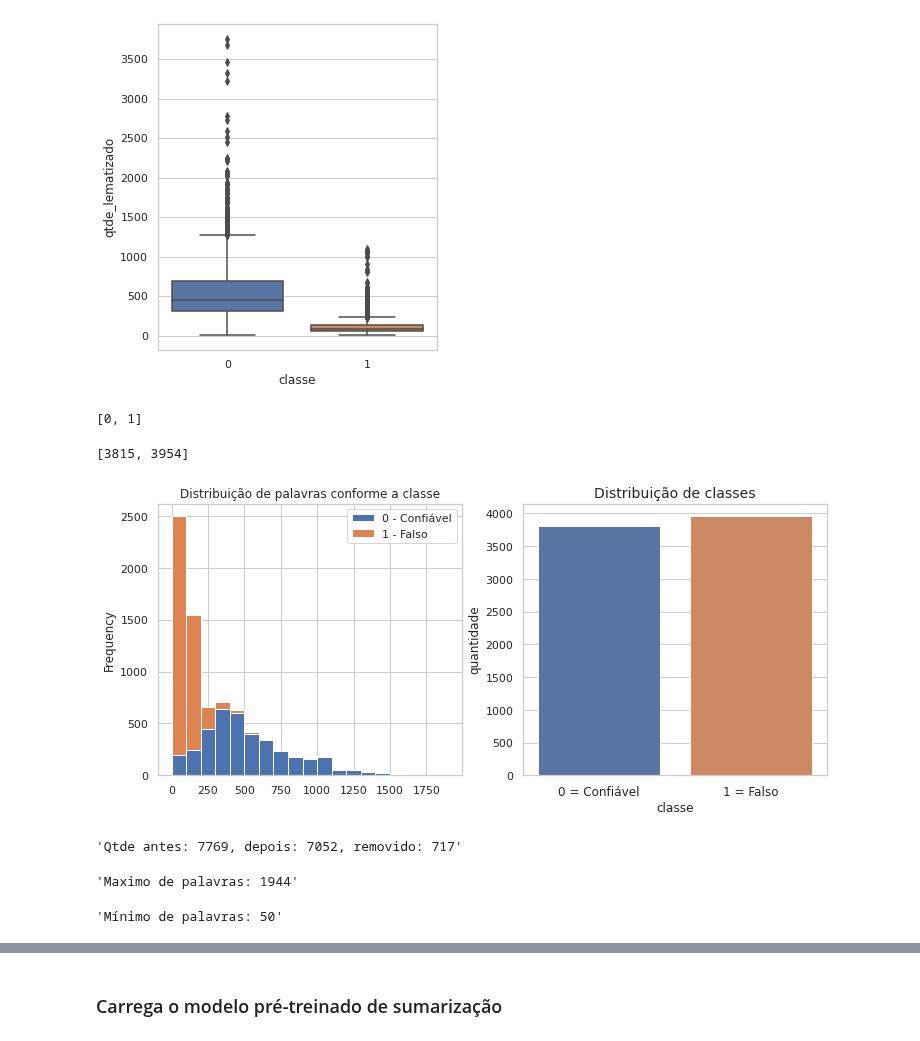
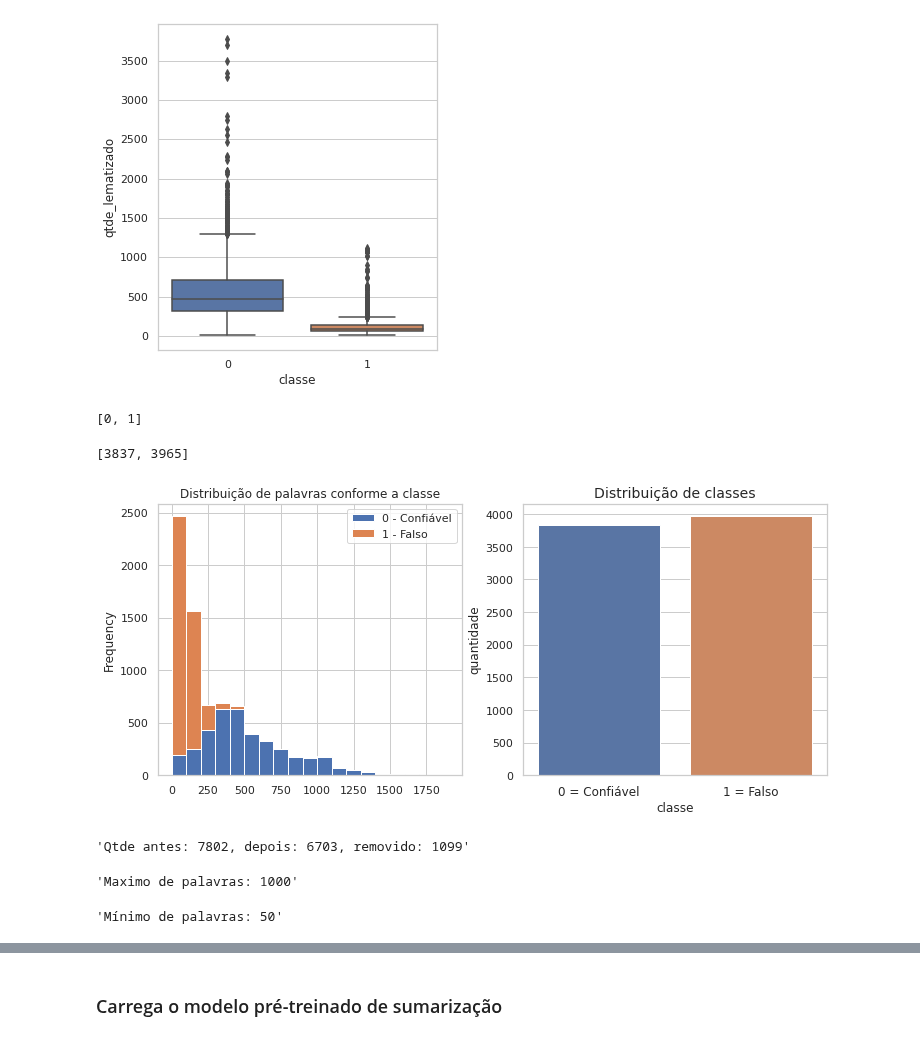
Before and after one commit to caesarcc/pucminas-tcc-fake-news-detection, a Jupyter notebook: passo02_pre_processamento.ipynb, the cells around one changed output, grey strips where cells are left out. Drawn from its saved outputs; the diff is of its cells as text; code cells hidden in the pictures.

```diff
--- a/passo02_pre_processamento.ipynb
+++ b/passo02_pre_processamento.ipynb
@@ -125,8 +144,7 @@ nlp = pt_core_news_sm.load()
 dados["texto_lematizado"] = dados.texto_limpo.progress_apply(
     lambda texto: " ".join(
           [token.lemma_ for token in nlp(texto)   # lematiza
-          if not token.is_stop                    # se não é uma stopword
-              and len(token.text) > 1]))          # e se não é caracter perdido
+          if not token.is_stop]))                 # se não é uma stopword
 dados["qtde_lematizado"] = dados.texto_lematizado.apply(
     lambda texto: len(re.findall(r"[\w']+", texto)))
 # %%
@@ -144,11 +162,14 @@ display(dados[dados['texto'].str.len()<400].sample(n=5)[['classe', 'qtde_palavra
 # %%
 # Remove linhas com mais de 10% de palavras em maiúsculo
 antes = dados.shape[0]
-dados['qtde_maiusculas'] = dados.texto_lematizado.apply(
+dados['qtde_maiusculas'] = dados['texto_lematizado'].apply(
     lambda texto: len(re.findall("[A-Z][A-Z\d]+", texto)))
 dados = dados[(dados['qtde_maiusculas'] / dados["qtde_lematizado"])<0.1].copy()
 # Das linhas que ficaram, capitaliza somente as palavras em MAIÚSCULO
-dados['texto_lematizado'] = dados.texto_lematizado.apply(
+dados['texto_limpo'] = dados['texto_limpo'].apply(
+    lambda texto: re.sub("[A-Z][A-Z\d]+",
+    lambda grupo: grupo.group(0).capitalize(), texto))
+dados['texto_lematizado'] = dados['texto_lematizado'].apply(
     lambda texto: re.sub("[A-Z][A-Z\d]+",
     lambda grupo: grupo.group(0).capitalize(), texto))
 dados.drop('qtde_maiusculas', axis=1, inplace=True)
@@ -194,32 +215,32 @@ ax = sns.boxplot(y=dados["qtde_lematizado"],x=dados["classe"])
 # %% [output]
 [figure]
 # %%
-def grafico_distribuicao(dfplot):
+def grafico_distribuicao(dfplot, distrib_dados):
   dfplot.columns = ['0 - Confiável', '1 - Falso']
   fig, axes = plt.subplots(nrows=1, ncols=2, figsize=(12, 5))
   axes1 = dfplot.plot(
       ax=axes[0], kind='hist', stacked=True, bins=list(range(0, 2000, 100)),
       title="Distribuição de palavras conforme a classe")
-  axes2 = sns.countplot(x="classe", data=dados)
+  axes2 = sns.countplot(x="classe", data=distrib_dados)
   axes2.set_xticklabels(["0 = Confiável", "1 = Falso"], fontsize=12)
   axes2.set_title('Distribuição de classes', fontsize=14)
   axes2.set_ylabel('quantidade')
 # %%
-grafico_distribuicao(dados.pivot(columns='classe').qtde_lematizado)
+grafico_distribuicao(dados.pivot(columns='classe').qtde_lematizado, dados)
 distribuicao = dados.groupby('classe').qtde_lematizado.count()
 display(distribuicao.index.to_list(), distribuicao.to_list())
 # %% [output]
 [0, 1]
-[3815, 3954]
+[3837, 3965]
-[figure, old version]
+[figure, new version]
 # %%
 antes = dados.shape[0]
 dados = dados.query(
-    'qtde_lematizado >= 50 and qtde_lematizado <= 2000'
+    'qtde_lematizado >= 50 and qtde_lematizado <= 1000'
 )
 display(f"Qtde antes: {antes}, depois: {dados.shape[0]}, removido: {antes-dados.shape[0]}")
 display(f"Maximo de palavras: {dados['qtde_lematizado'].max()}", f"Mínimo de palavras: {dados['qtde_lematizado'].min()}")
 # %% [output]
-'Qtde antes: 7769, depois: 7052, removido: 717'
+'Qtde antes: 7802, depois: 6703, removido: 1099'
-'Maximo de palavras: 1944'
+'Maximo de palavras: 1000'
 'Mínimo de palavras: 50'
```
Also changed, not shown: parts of 24 cells of this notebook.
